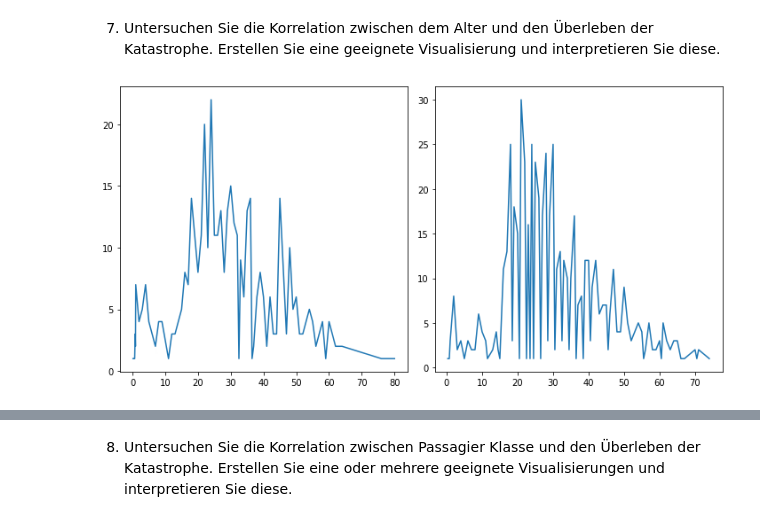
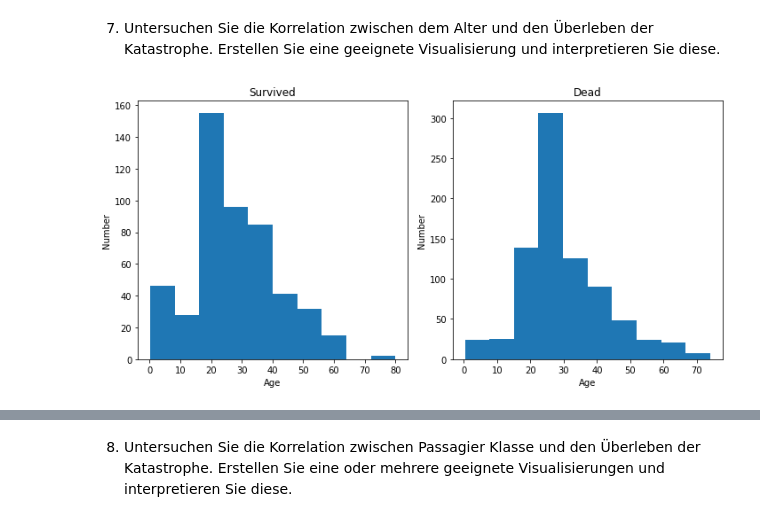
Before and after one commit to julianfbeck/ML-Uebungen, a Jupyter notebook: Aufgabenblatt 2/Exploratory data analysis - Titanic Dataset - Exercises.ipynb, the cells around one changed output, grey strips where cells are left out. Cells and saved outputs as stored; diff of their text form; code cells hidden in the pictures.

```diff
--- a/Aufgabenblatt 2/Exploratory data analysis - Titanic Dataset - Exercises.ipynb
+++ b/Aufgabenblatt 2/Exploratory data analysis - Titanic Dataset - Exercises.ipynb
@@ -445,14 +480,21 @@ new[['Survived', "Sex"]].corr()
 7) Untersuchen Sie die Korrelation zwischen dem Alter und den Überleben der Katastrophe. Erstellen Sie eine geeignete Visualisierung und interpretieren Sie diese.
 # %%
 # TODO implement
-survived = df[df.Survived == 1].groupby("Age").size()
-dead = df[df.Survived == 0].groupby("Age").size()
-df[['Survived', "Age"]].corr()
+survived = [df[df['Survived']==1]['Age']]
+dead =[df[df['Survived']==0]['Age']]
 
 fig, axes = plt.subplots(nrows=1, ncols=2, figsize=(10, 5))
-axes[0].plot( survived)
-axes[1].plot(dead)
+axes[0].hist(survived)
+axes[1].hist(dead)
+axes[0].set_title('Survived')
+axes[1].set_title('Dead')
+
+axes[0].set_xlabel('Age')
+axes[0].set_ylabel('Number')
+axes[1].set_xlabel('Age')
+axes[1].set_ylabel('Number')
+
 
 fig.tight_layout()
 # %% [output]
-[figure, old version]
+[figure, new version]
```
Also changed, not shown: parts of 26 cells of this notebook.
